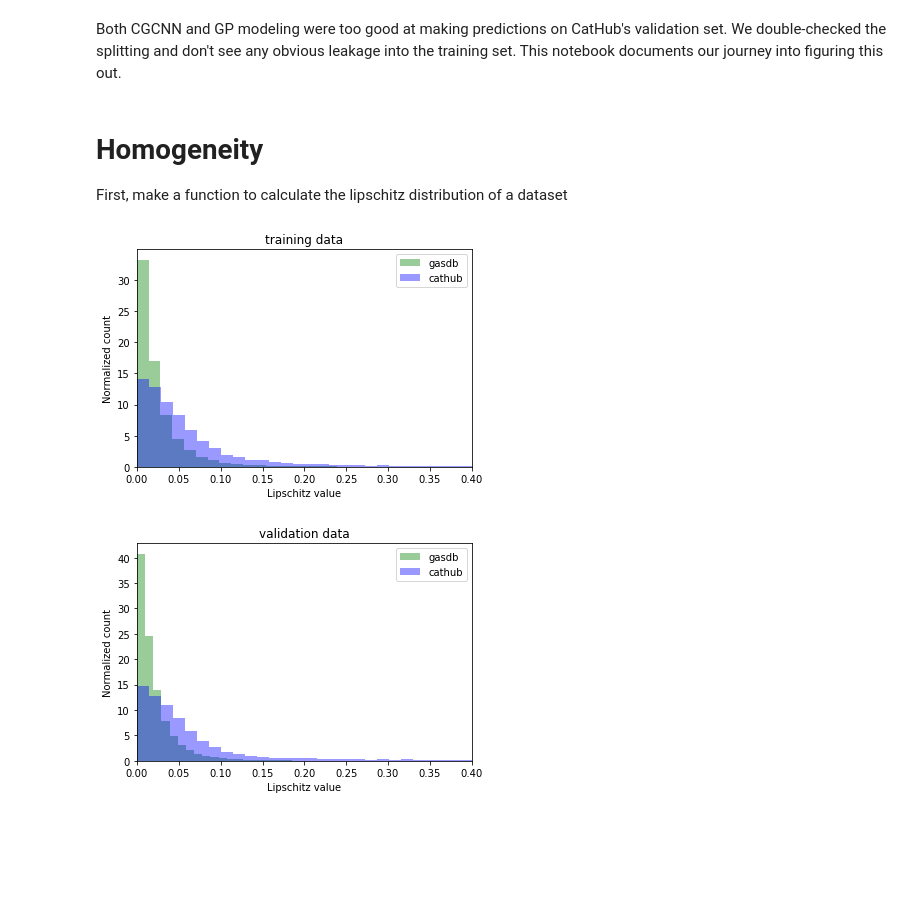
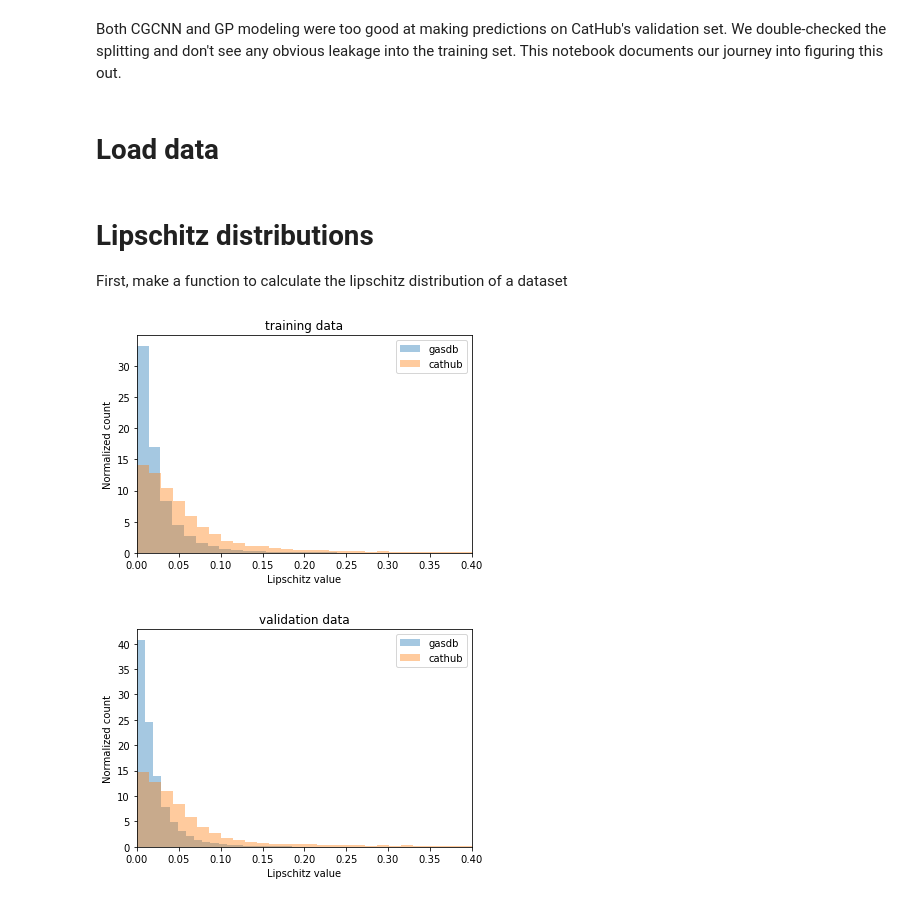
Before and after one commit to ulissigroup/uncertainty_benchmarking, a Jupyter notebook: preprocessing/profiling/profile_cathub_feature_space.ipynb, the cells around one changed output. Saved outputs shown, nothing was run; the diff lists cells and outputs as text; code cells hidden in the pictures; blank space fills up the shorter version.

```diff
--- a/preprocessing/profiling/profile_cathub_feature_space.ipynb
+++ b/preprocessing/profiling/profile_cathub_feature_space.ipynb
@@ -1,7 +1,25 @@
 # %% [markdown]
 Both CGCNN and GP modeling were too good at making predictions on CatHub's validation set. We double-checked the splitting and don't see any obvious leakage into the training set. This notebook documents our journey into figuring this out.
+# %% [markdown]
+# Load data
+# %%
+import pickle
+
+
+# Load data
+splits = {}
+for dataset in ['cathub', 'gasdb']:
+    with open('../splits_%s.pkl' % dataset, 'rb') as file_handle:
+        _splits = pickle.load(file_handle)
+
+    # Parse data
+    docs_train = _splits['docs_train']
+    docs_val = _splits['docs_val']
+    fingerprints_train = _splits['fingerprints_train']
+    fingerprints_val = _splits['fingerprints_val']
+    splits[dataset] = _splits
 # %% [markdown]
-# Homogeneity
+# Lipschitz distributions
 First, make a function to calculate the lipschitz distribution of a dataset
 # %%
 import warnings
@@ -102,14 +120,6 @@ import pickle
 lips_val = {}
 lips_train = {}
 for dataset in ['cathub', 'gasdb']:
-    with open('../splits_%s.pkl' % dataset, 'rb') as file_handle:
-        splits = pickle.load(file_handle)
-
-    # Parse data
-    docs_train = splits['docs_train']
-    docs_val = splits['docs_val']
-    fingerprints_train = splits['fingerprints_train']
-    fingerprints_val = splits['fingerprints_val']
 
     # Calculate Lipschitz distribution
     _lips_val = calculate_lipschitz(docs_val, fingerprints_val, '%s_val' % dataset)
@@ -124,31 +134,29 @@ for dataset in ['cathub', 'gasdb']:
 # %%
 %matplotlib inline
 import seaborn as sns
 
 
 # Plot the distributions
 ax = sns.distplot(lips_train['gasdb'], kde=False,
                   bins=1000,
                   norm_hist=True,
                   label='gasdb',
-                  color='green'
                  )
 ax = sns.distplot(lips_train['cathub'], kde=False,
                   bins=100,
                   norm_hist=True,
                   label='cathub',
-                  color='blue'
                  )
 
 # Format
 plot_lims = (0, 0.4)
 _ = ax.set_xlim(plot_lims)
 _ = ax.set_xlabel('Lipschitz value')
 _ = ax.set_ylabel('Normalized count')
 _ = ax.set_title('training data')
 _ = ax.legend()
 # %% [output]
-[figure, old version]
+[figure, new version]
 # %%
 %matplotlib inline
 import seaborn as sns
@@ -159,13 +167,11 @@ ax = sns.distplot(lips_val['gasdb'], kde=False,
                   bins=1000,
                   norm_hist=True,
                   label='gasdb',
-                  color='green'
                  )
 ax = sns.distplot(lips_val['cathub'], kde=False,
                   bins=100,
                   norm_hist=True,
                   label='cathub',
-                  color='blue'
                  )
 
 # Format
@@ -176,4 +182,4 @@ _ = ax.set_ylabel('Normalized count')
 _ = ax.set_title('validation data')
 _ = ax.legend()
 # %% [output]
-[figure, old version]
+[figure, new version]
```
Also changed, not shown: parts of 5 cells of this notebook.
